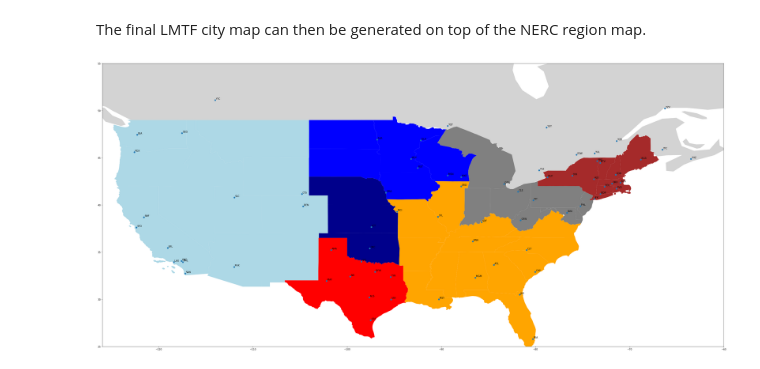
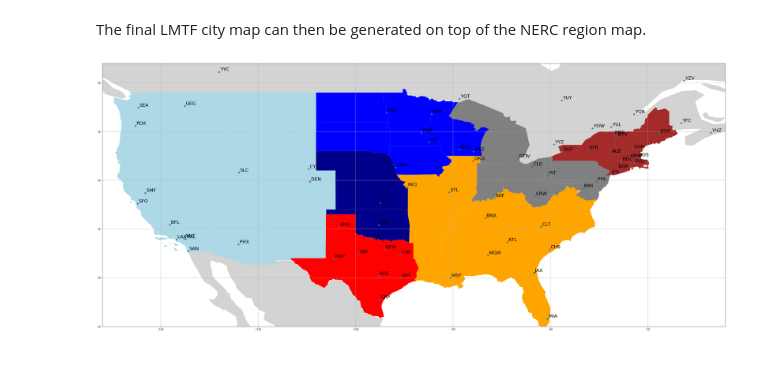
Before and after one commit to slacgismo/loadinsight, a Jupyter notebook: nercmap/NERC Map Generator.ipynb, the cells around one changed output. Saved outputs shown, nothing was run; the diff lists cells and outputs as text; code cells hidden in the pictures.

```diff
--- a/nercmap/NERC Map Generator.ipynb
+++ b/nercmap/NERC Map Generator.ipynb
@@ -145,21 +145,23 @@ cities.head()
 # %% [markdown]
 The final LMTF city map can then be generated on top of the NERC region map.
 # %%
-base = nerc_gdf.plot(figsize=(48,24),color="white")
-base = prov_gdf.plot(ax=base,color="lightgrey")
+base = nerc_gdf.plot(figsize=(48,36),color="white")
+base = canada_gdf.plot(ax=base,color="lightgrey")
+base = mexico_gdf.plot(ax=base,color="lightgrey")
 base = nerc_gdf[nerc_gdf.NERCarea=="WECC"].plot(ax=base,color="lightblue")
 base = nerc_gdf[nerc_gdf.NERCarea=="ERCOT"].plot(ax=base,color="red")
 base = nerc_gdf[nerc_gdf.NERCarea=="MRO"].plot(ax=base,color="blue")
 base = nerc_gdf[nerc_gdf.NERCarea=="SPP"].plot(ax=base,color="darkblue")
 base = nerc_gdf[nerc_gdf.NERCarea=="SERC"].plot(ax=base,color="orange")
 base = nerc_gdf[nerc_gdf.NERCarea=="RF"].plot(ax=base,color="grey")
 base = nerc_gdf[nerc_gdf.NERCarea=="NPCC"].plot(ax=base,color="brown")
-base = cities.plot(ax=base)
-base.set_xlim(-126,-60)
-base.set_ylim(25,55)
+base = cities.plot(ax=base,marker='o')
+base.set_xlim(-126,-62)
+base.set_ylim(25,52)
 for x,y,t in zip(cities.geometry.x,cities.geometry.y,cities.index):
-    base.annotate(t,xy=(x,y),xytext=(3,3),textcoords="offset points")
+    base.annotate(t,xy=(x,y),xytext=(5,5),textcoords="offset points",fontsize=20)
 base.plot()
+plt.grid()
 plt.savefig("lmtfmap.png")
 # %% [output]
-[figure, old version]
+[figure, new version]
```
Also changed, not shown: 1 other file.
